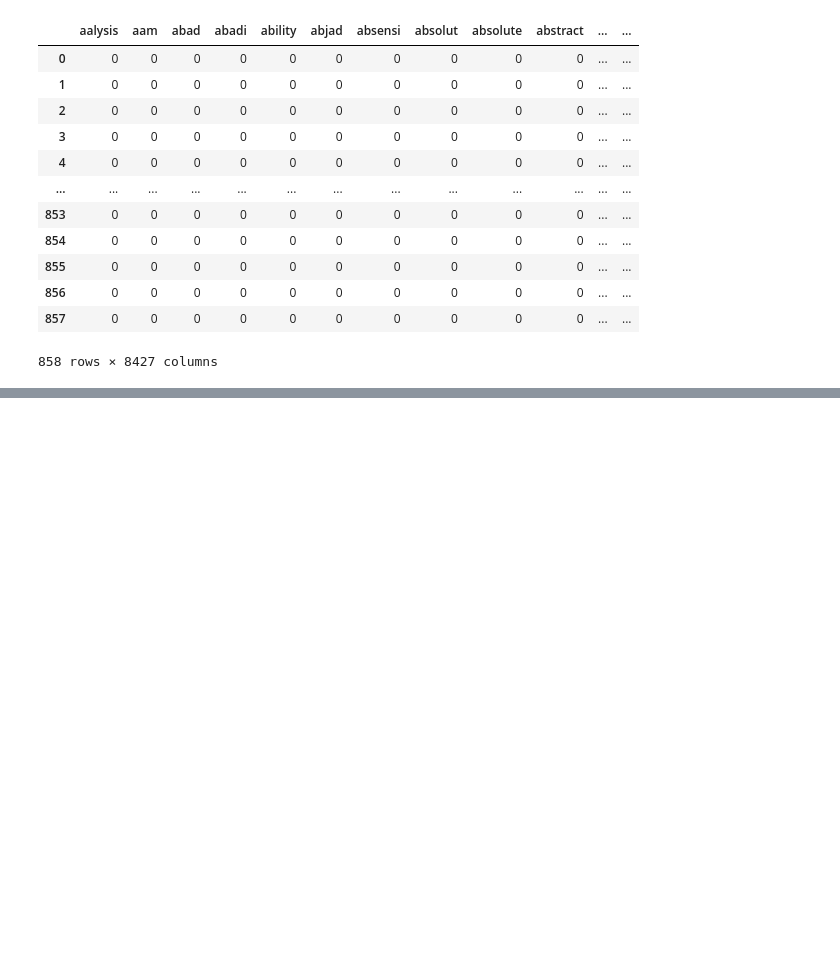
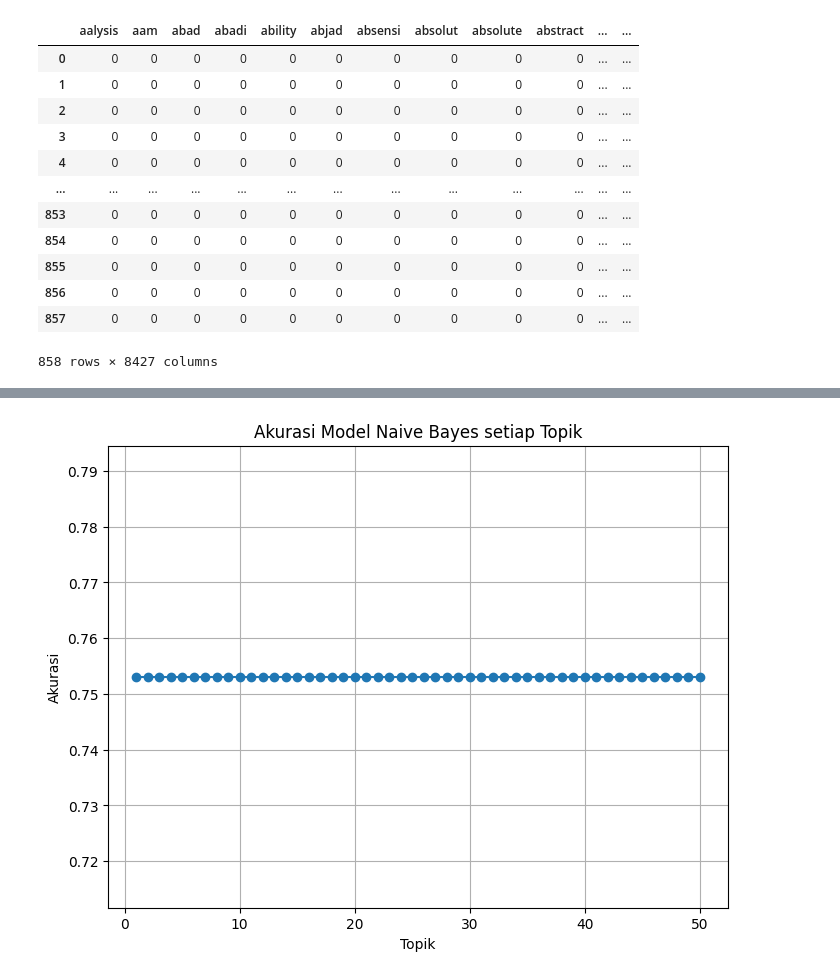
Before and after one commit to Faridghozali/ppw, a Jupyter notebook: _sources/tugas-ppw/Tugas3.ipynb, the cells around one changed output, grey strips where cells are left out. Cells and saved outputs as stored; diff of their text form; code cells hidden in the pictures; blank space fills up the shorter version.

```diff
--- a/_sources/tugas-ppw/Tugas3.ipynb
+++ b/_sources/tugas-ppw/Tugas3.ipynb
@@ -121,0 +224,14 @@ VT_tabel.rename(index={0:"Topik 1",1:"Topik 2",2:"Topik 3"}).transpose()
+# %%
+from sklearn.decomposition import LatentDirichletAllocation
+import numpy as np
+
+lda_results = []
+
+for n in range(1, 51):
+    lda = LatentDirichletAllocation(n_components=n, doc_topic_prior=0.2, topic_word_prior=0.1, random_state=42, max_iter=1)
+    lda_top = lda.fit_transform(df_tf)
+    lda_results.append(lda_top)
+# %%
+n_components = 50
+column_names = [f'Topik {i+1}' for i in range(n_components)]
+topik50 = pd.DataFrame(lda_top, columns=column_names)
@@ -121,0 +254,4 @@ VT_tabel.rename(index={0:"Topik 1",1:"Topik 2",2:"Topik 3"}).transpose()
+# %%
+df_gabungan = pd.concat([df['Judul'],topik50, df['Label']], axis=1)
+
+print(df_gabungan)
@@ -121,0 +276,2 @@ VT_tabel.rename(index={0:"Topik 1",1:"Topik 2",2:"Topik 3"}).transpose()
+# %%
+df_gabungan = df_gabungan.dropna()
@@ -121,0 +304,40 @@ VT_tabel.rename(index={0:"Topik 1",1:"Topik 2",2:"Topik 3"}).transpose()
+# %%
+import matplotlib.pyplot as plt
+from sklearn.model_selection import train_test_split
+from sklearn.naive_bayes import MultinomialNB
+from sklearn.metrics import accuracy_score
+
+# List untuk menyimpan akurasi pada setiap iterasi
+accuracies = []
+
+# Range nilai alpha yang akan diuji (dari 1 hingga 50)
+alpha_values = list(range(1, 51))
+
+# Lakukan pelatihan dan evaluasi model untuk setiap alpha
+for alpha in alpha_values:
+    # Pembagian data menjadi data pelatihan dan data pengujian
+    X_train, X_test, y_train, y_test = train_test_split(X, y, test_size=0.2, random_state=42)
+
+    # Inisialisasi model Naive Bayes dengan alpha tertentu
+    model = MultinomialNB(alpha=alpha)
+
+    # Pelatihan model Naive Bayes dengan data pelatihan
+    model.fit(X_train, y_train)
+
+    # Prediksi label kelas pada data pengujian
+    y_pred = model.predict(X_test)
+
+    # Mengukur akurasi model
+    accuracy = accuracy_score(y_test, y_pred)
+    accuracies.append(accuracy)
+
+# Visualisasi akurasi menggunakan grafik matplotlib
+plt.figure(figsize=(8, 6))
+plt.plot(alpha_values, accuracies, marker='o')
+plt.xlabel('Topik')
+plt.ylabel('Akurasi')
+plt.title('Akurasi Model Naive Bayes setiap Topik')
+plt.grid(True)
+plt.show()
+# %% [output]
+[figure, added]
```
Also changed, not shown: parts of 16 cells of this notebook, 11 other files.
